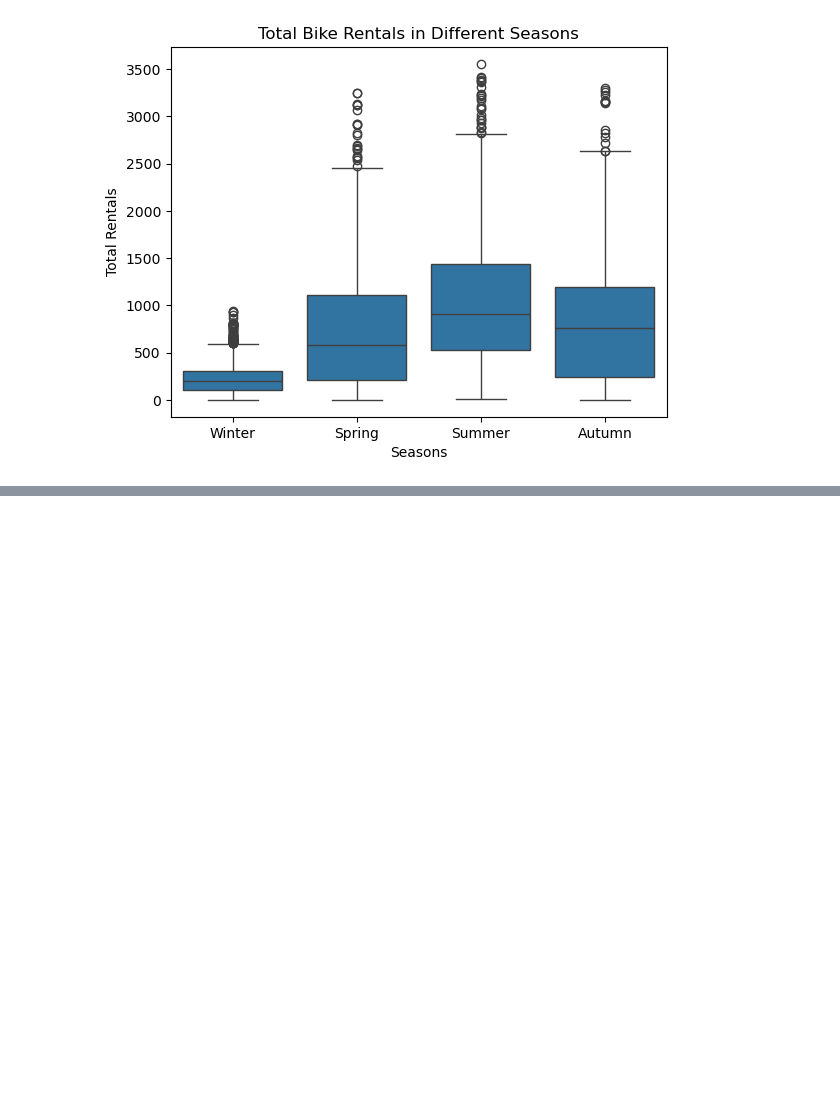
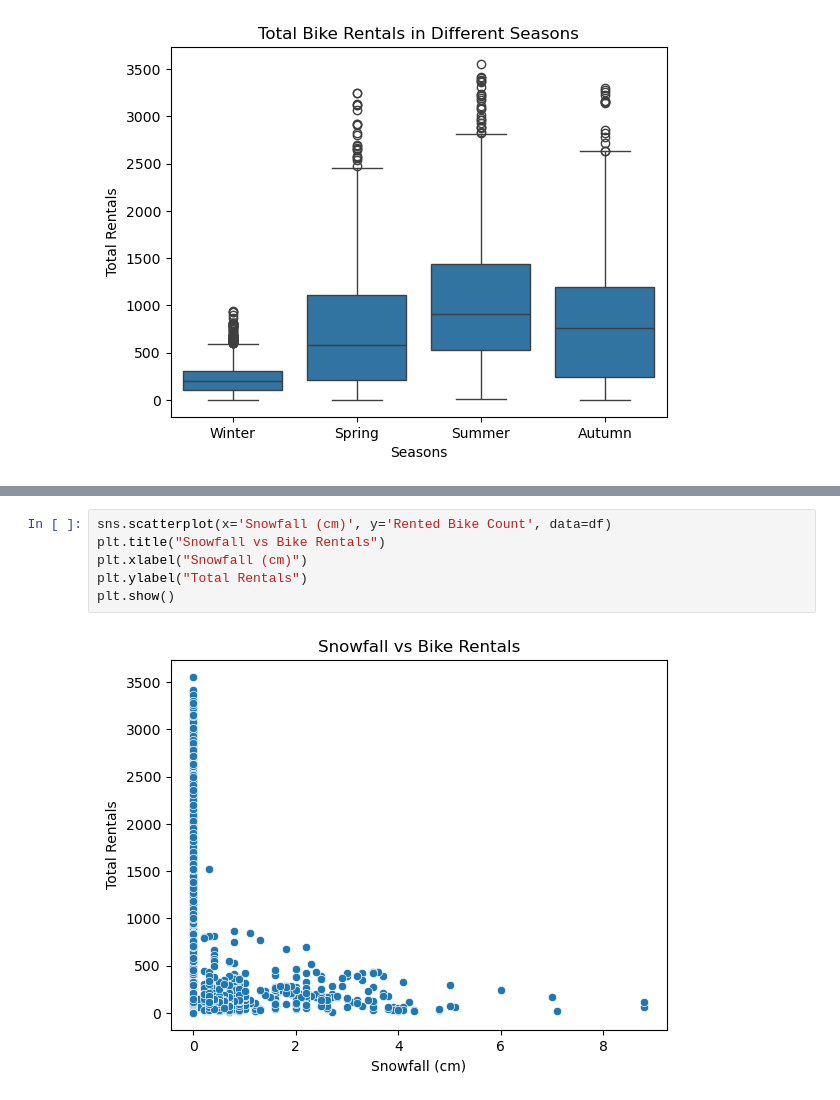
Before and after one commit to devendrakushwah80/seoul-bike-sharing-demand-eda, a Jupyter notebook: seoul_bike_sharing_eda.ipynb, the cells around one changed output, grey strips where cells are left out. Saved outputs shown, nothing was run; the diff lists cells and outputs as text; blank space fills up the shorter version.

```diff
--- a/seoul_bike_sharing_eda.ipynb
+++ b/seoul_bike_sharing_eda.ipynb
@@ -199,0 +209,8 @@ plt.show()
+# %%
+sns.scatterplot(x='Snowfall (cm)', y='Rented Bike Count', data=df)
+plt.title("Snowfall vs Bike Rentals")
+plt.xlabel("Snowfall (cm)")
+plt.ylabel("Total Rentals")
+plt.show()
+# %% [output]
+[figure, added]
```
Also changed, not shown: parts of 12 cells of this notebook.
